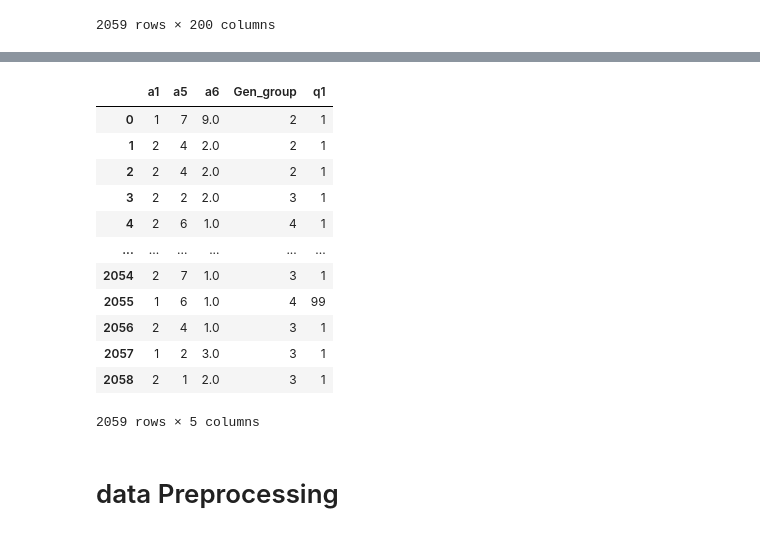
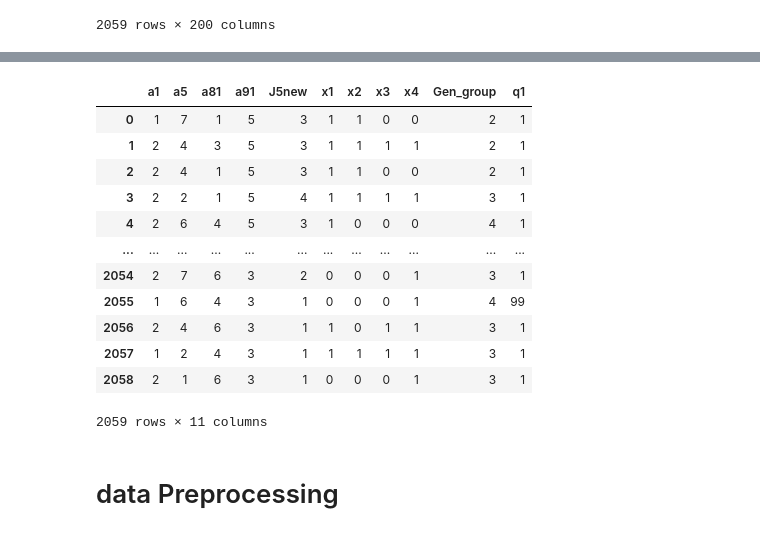
Before and after one commit to Thanatipz/BSC_DPDM23, a Jupyter notebook: test_survey.ipynb, the cells around one changed output, grey strips where cells are left out. Saved outputs shown, nothing was run; the diff lists cells and outputs as text; code cells hidden in the pictures.

```diff
--- a/test_survey.ipynb
+++ b/test_survey.ipynb
@@ -13,5 +13,5 @@ Mounted at /content/drive
 # %%
-survey = pd.read_excel('/content/drive/MyDrive/BSC_DPDM23/Project_data/dataset_consumer-insight-survey2019.xlsx')
+survey = pd.read_excel('/content/drive/MyDrive/Final BSC2-67/dataset_consumer-insight-survey2019.xlsx')
 # %% [markdown]
 # column ที่ใช้ Association
 ช่วงเวลา k 1-10
@@ -343,19 +348,19 @@ classification_data
 # %%
 # classification_data['a7'].describe() # ดูรายได้กลุ่มอาชีพนักเรียน/นักศึกษา
 # %%
-classification_data = classification_data[['a1', 'a5', 'a6', 'Gen_group', 'q1']]
-classification_data
+classification_data1 = classification_data[['a1','a5','a81','a91', 'J5new','x1', 'x2','x3','x4', 'Gen_group', 'q1']]
+classification_data1
 # %% [output]
-|  | a1 | a5 | a6 | Gen_group | q1 |
-| 0 | 1 | 7 | 9.0 | 2 | 1 |
-| 1 | 2 | 4 | 2.0 | 2 | 1 |
-| 2 | 2 | 4 | 2.0 | 2 | 1 |
-| 3 | 2 | 2 | 2.0 | 3 | 1 |
-| 4 | 2 | 6 | 1.0 | 4 | 1 |
-| ... | ... | ... | ... | ... | ... |
-| 2054 | 2 | 7 | 1.0 | 3 | 1 |
-| 2055 | 1 | 6 | 1.0 | 4 | 99 |
-| 2056 | 2 | 4 | 1.0 | 3 | 1 |
-| 2057 | 1 | 2 | 3.0 | 3 | 1 |
-| 2058 | 2 | 1 | 2.0 | 3 | 1 |
+|  | a1 | a5 | a81 | a91 | J5new | x1 | x2 | x3 | x4 | Gen_group | q1 |
+| 0 | 1 | 7 | 1 | 5 | 3 | 1 | 1 | 0 | 0 | 2 | 1 |
+| 1 | 2 | 4 | 3 | 5 | 3 | 1 | 1 | 1 | 1 | 2 | 1 |
+| 2 | 2 | 4 | 1 | 5 | 3 | 1 | 1 | 0 | 0 | 2 | 1 |
+| 3 | 2 | 2 | 1 | 5 | 4 | 1 | 1 | 1 | 1 | 3 | 1 |
+| 4 | 2 | 6 | 4 | 5 | 3 | 1 | 0 | 0 | 0 | 4 | 1 |
+| ... | ... | ... | ... | ... | ... | ... | ... | ... | ... | ... | ... |
+| 2054 | 2 | 7 | 6 | 3 | 2 | 0 | 0 | 0 | 1 | 3 | 1 |
+| 2055 | 1 | 6 | 4 | 3 | 1 | 0 | 0 | 0 | 1 | 4 | 99 |
+| 2056 | 2 | 4 | 6 | 3 | 1 | 1 | 0 | 1 | 1 | 3 | 1 |
+| 2057 | 1 | 2 | 4 | 3 | 1 | 1 | 1 | 1 | 1 | 3 | 1 |
+| 2058 | 2 | 1 | 6 | 3 | 1 | 0 | 0 | 0 | 1 | 3 | 1 |
-2059 rows × 5 columns
+2059 rows × 11 columns
```
Also changed, not shown: parts of 69 cells of this notebook.
